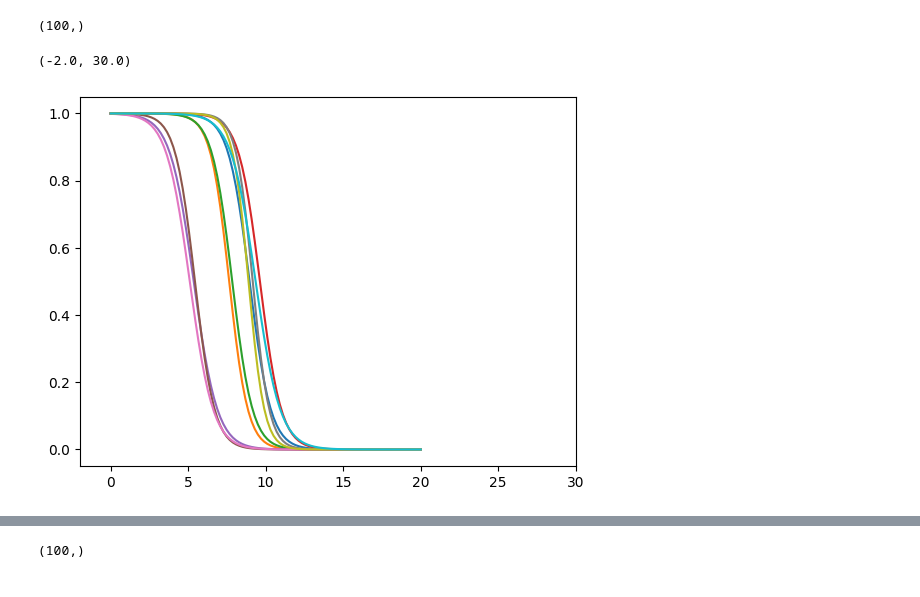
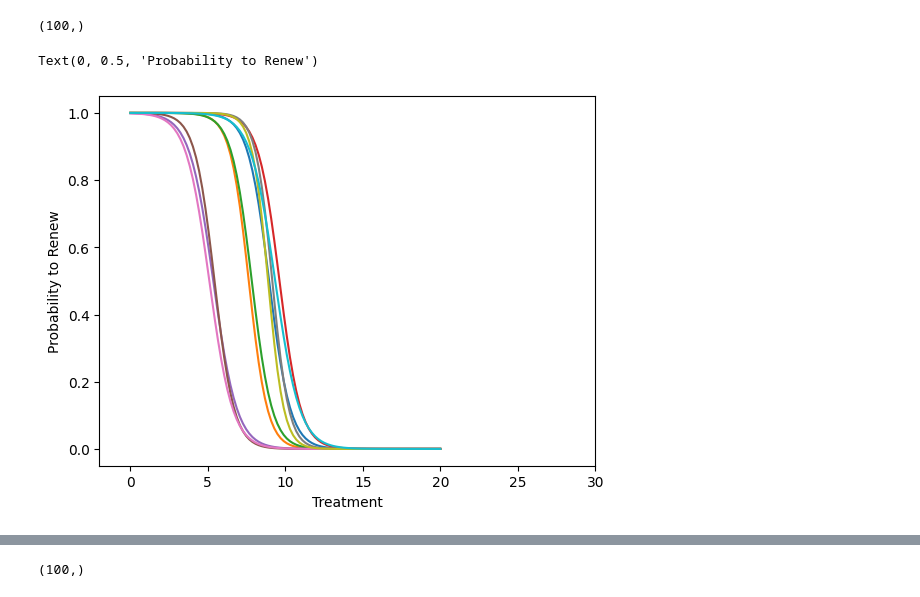
Before and after one commit to bKolisnik/NegativeExpectedValueDecisionTree, a Jupyter notebook: examples/tree/NegativeExpectedDesisionTreeSample.ipynb, the cells around one changed output, grey strips where cells are left out. Drawn from its saved outputs; the diff is of its cells as text; code cells hidden in the pictures.

Commit message:
Adding a new example of visualization

```diff
--- a/examples/tree/NegativeExpectedDesisionTreeSample.ipynb
+++ b/examples/tree/NegativeExpectedDesisionTreeSample.ipynb
@@ -1,23 +1,25 @@
 # %%
 import numpy as np
 
 import matplotlib.pyplot as plt
 
 np.random.seed(0)
 
 domain = np.linspace(0, 20, 100)
 
 slopes = np.random.uniform(low=0.8, high=2, size=10)
 shifts = np.random.uniform(low = 5, high = 10, size = 10)
 y = [1/(1+np.exp(slopes[i]*(domain - shifts[i]))) for i in range(len(slopes))]
 print(domain.shape)
 #print(y.shape)
 
 fig, ax = plt.subplots()
 for i in range(len(y)):
     ax.plot(domain, y[i])
 ax.set_xlim(-2,30)
+ax.set_xlabel("Treatment")
+ax.set_ylabel("Probability to Renew")
 # %% [output]
 (100,)
-(-2.0, 30.0)
+Text(0, 0.5, 'Probability to Renew')
-[figure, old version]
+[figure, new version]
```
Also changed, not shown: parts of 15 cells of this notebook.
